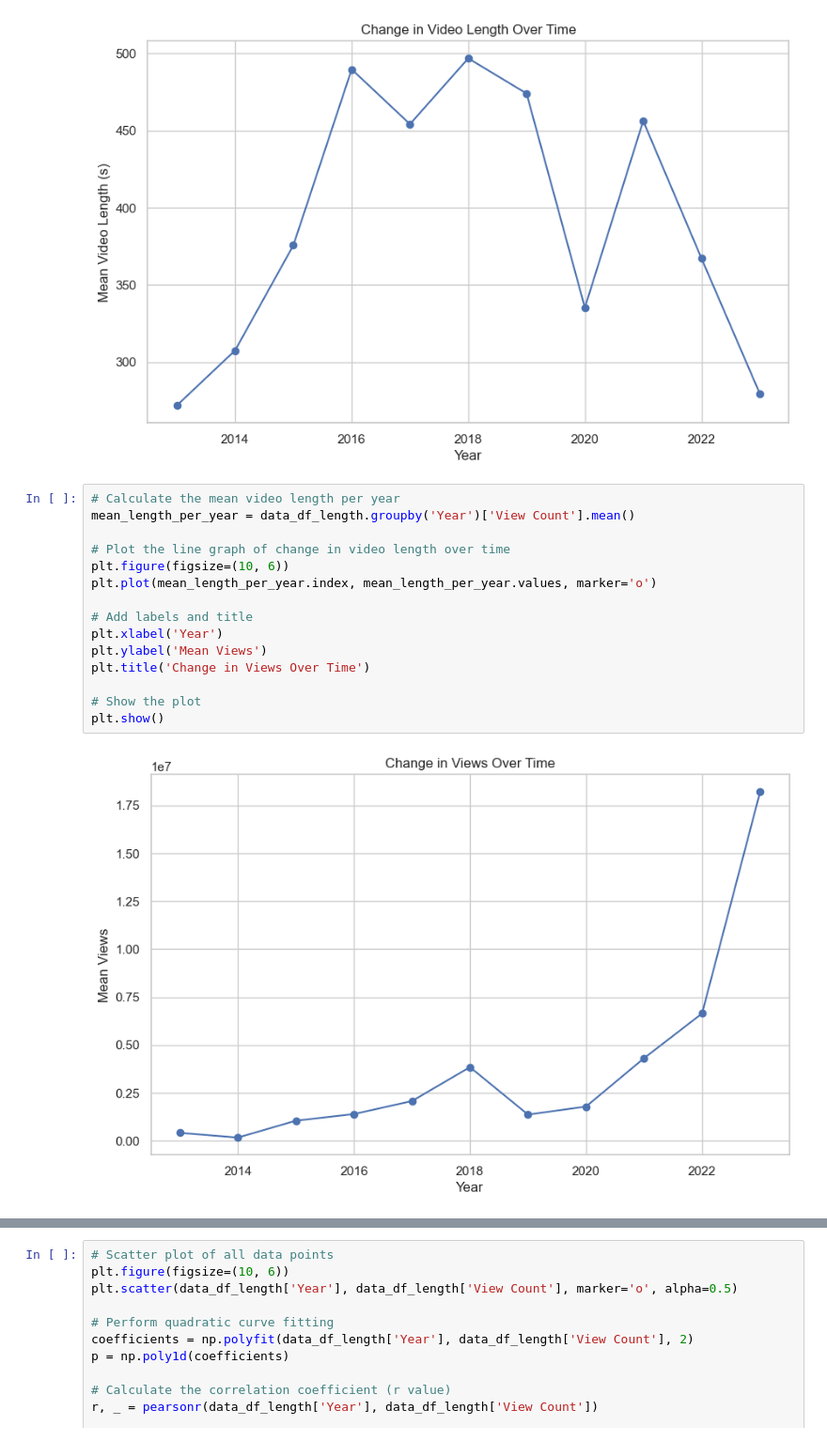
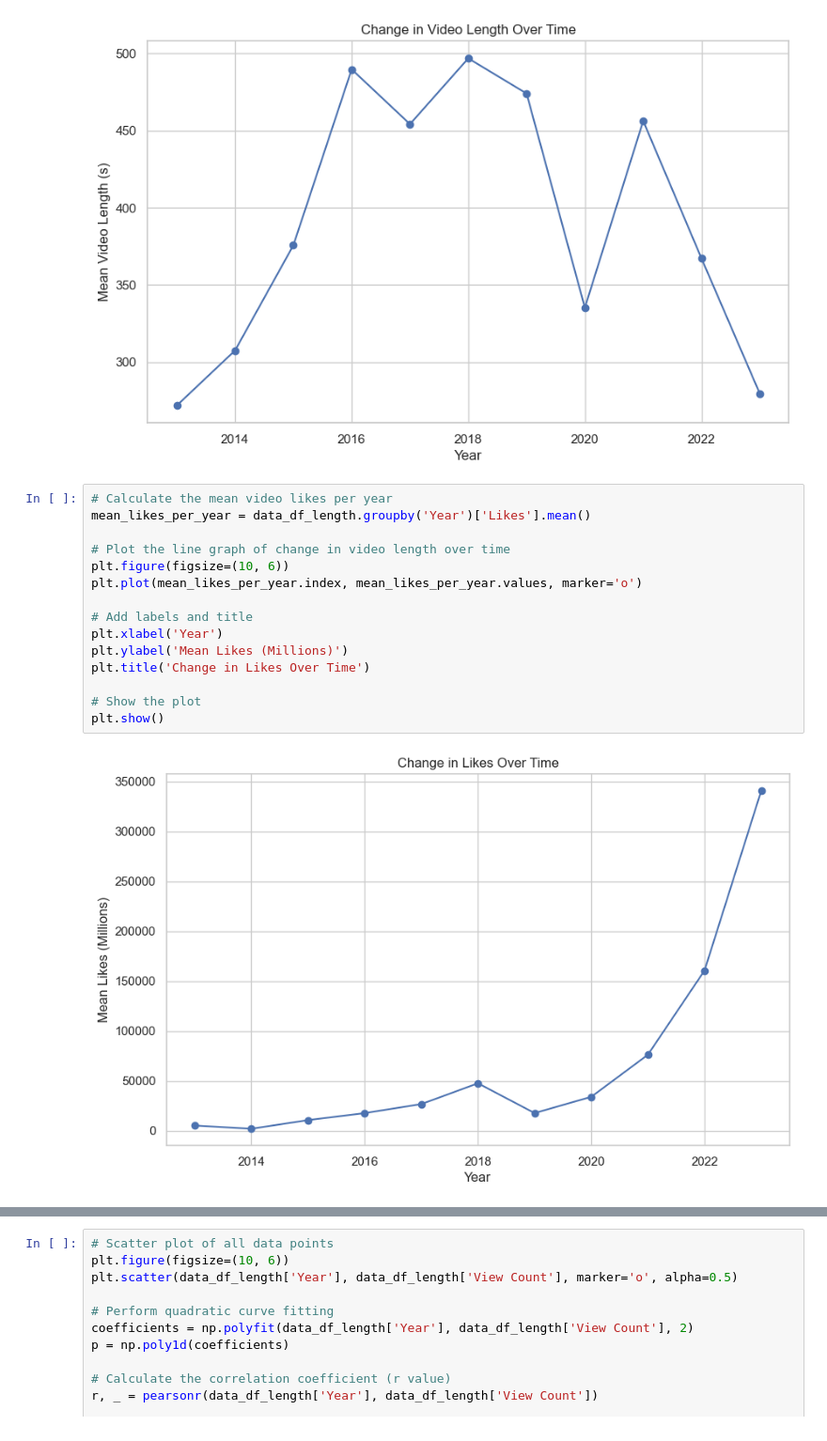
Before and after one commit to C-Duke0/Project-one, a Jupyter notebook: Data_with_likes/Data_sorting.ipynb, the cells around one changed output, grey strips where cells are left out. Shown at 94% size. Cells and saved outputs as stored; diff of their text form.

```diff
--- a/Data_with_likes/Data_sorting.ipynb
+++ b/Data_with_likes/Data_sorting.ipynb
@@ -209,20 +209,20 @@ plt.show()
 # %% [output]
 [figure]
 # %%
-# Calculate the mean video length per year
-mean_length_per_year = data_df_length.groupby('Year')['View Count'].mean()
+# Calculate the mean video likes per year
+mean_likes_per_year = data_df_length.groupby('Year')['Likes'].mean()
 
 # Plot the line graph of change in video length over time
 plt.figure(figsize=(10, 6))
-plt.plot(mean_length_per_year.index, mean_length_per_year.values, marker='o')
+plt.plot(mean_likes_per_year.index, mean_likes_per_year.values, marker='o')
 
 # Add labels and title
 plt.xlabel('Year')
-plt.ylabel('Mean Views')
-plt.title('Change in Views Over Time')
+plt.ylabel('Mean Likes (Millions)')
+plt.title('Change in Likes Over Time')
 
 # Show the plot
 plt.show()
 # %% [output]
-[figure, old version]
+[figure, new version]
 # %%
```
Also changed, not shown: parts of 7 cells of this notebook.
